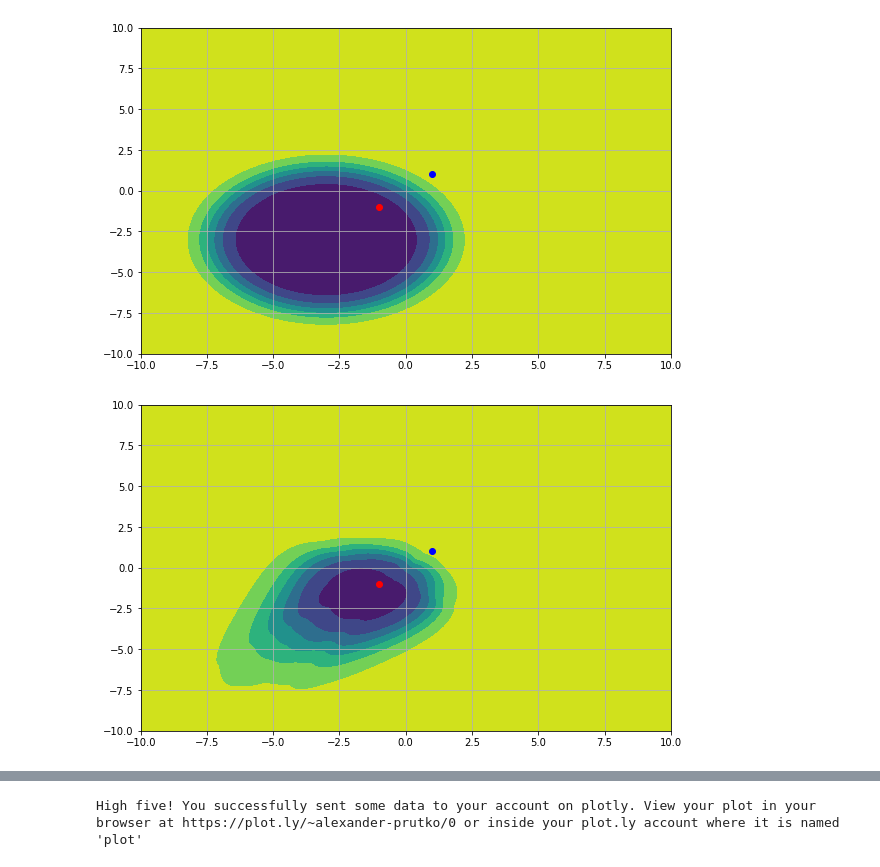
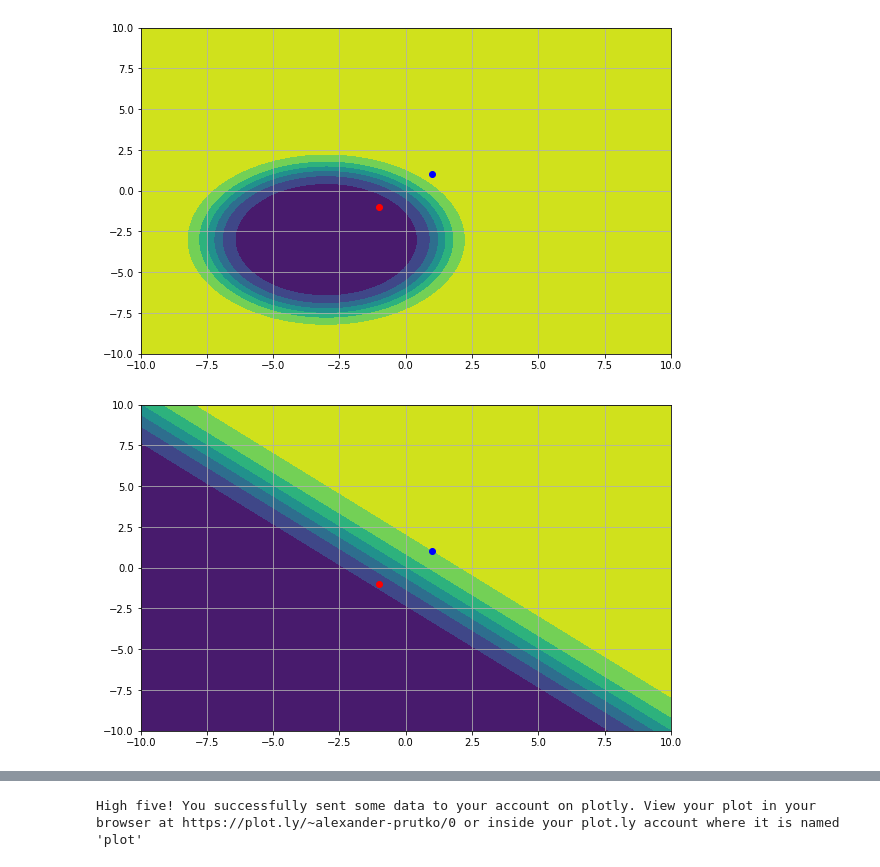
Before and after one commit to alexander-prutko/otus-ds-homework, a Jupyter notebook: homework-2/log_reg_tf.ipynb, the cells around one changed output, grey strips where cells are left out. Drawn from its saved outputs; the diff is of its cells as text; code cells hidden in the pictures.

```diff
--- a/homework-2/log_reg_tf.ipynb
+++ b/homework-2/log_reg_tf.ipynb
@@ -108,3 +100,16 @@ layer_opt = optim.SGD(lr=1e-3, params=list(layer.parameters()))
+# %%
+nx, ny = (300, 300)
+x_ = np.linspace(-10, 10, nx)
+y_ = np.linspace(-10, 10, ny)
+xv, yv = np.meshgrid(x_, y_)
+F0 = multivariate_normal([mu0X, mu0Y], sigma0)
+F1 = multivariate_normal([mu1X, mu1Y], sigma1)
+
+grid_list = list(zip(xv.reshape(1,-1).tolist()[0], yv.reshape(1,-1).tolist()[0]))
+grid = np.reshape(grid_list, (nx,ny,2))
+f0 = F0.pdf(grid)
+f1 = F1.pdf(grid)
+ratio = f1 / (f1 + f0)
 # %%
 # net = nn.Sequential(nn.Linear(2, 10), nn.SELU(), nn.Linear(10, 10), nn.SELU(), nn.Linear(10, 1))
 # net_opt = optim.SGD(lr=1e-3, params=list(net.parameters()))
@@ -117,20 +133,15 @@ encoded = tf.layers.dense(nn, 1)
-# %%
-cost = tf.reduce_mean(tf.nn.sigmoid_cross_entropy_with_logits(logits=encoded, labels=y))
-optimizer = tf.train.RMSPropOptimizer(0.01).minimize(cost)
-
-correct_prediction = tf.equal(tf.cast(encoded, tf.int32), tf.cast(tf.argmax(y, 1), tf.int32))
-accuracy_op = tf.reduce_mean(1-tf.cast(correct_prediction, tf.float32))
-
-init = tf.global_variables_initializer()
 # %%
 with tf.Session() as sess:
     sess.run(init)
-    for step in range(100000):
-        a = sample(d0, d1)
-        _, val, summary = sess.run([optimizer, cost, encoded],
+    for step in range(10000):
+        a = sample(d0, d1, 100)
+        loss, _, acc = sess.run([cost, optimizer, accuracy],
                                    feed_dict={x: a[0], y: a[1]})
         if step % 1000 == 0:
-            print("step: {}, value: {}".format(step, val))
-            b = sample(d0, d1, 1000)
-            print("Test Accuracy:", sess.run(accuracy_op, feed_dict={x: b[0], y: b[1]}))
+            b = sample(d0, d1, 10000)
+            loss, acc = sess.run([cost, accuracy],
+                                   feed_dict={x: b[0], y: b[1]})
+            print("Step: {:5}\tLoss: {:.3f}\tAcc: {:.2%}".format(step, loss, acc))
+
+    pred = sess.run([predicted], feed_dict={x: grid.reshape(-1,2)})
 # %% [output]
@@ -235,0 +187,2 @@ nn.functional.sigmoid is deprecated. Use torch.sigmoid instead.
+# %%
+dist = pred[0].reshape(nx, ny)
@@ -242,12 +221,12 @@ plt.grid(True)
 [figure]
 # %%
 dist = dist.reshape((nx,ny))
-h = plt.contourf(x,y,dist)
+h = plt.contourf(x_,y_,dist)
 plt.scatter([-1],[-1], c='red')
 plt.scatter([1],[1], c='blue')
 plt.grid(True)
 # %% [output]
-[figure, old version]
+[figure, new version]
 # %%
 fig = plt.figure()
 ax = fig.gca(projection='3d')
```
Also changed, not shown: parts of 20 cells of this notebook.
